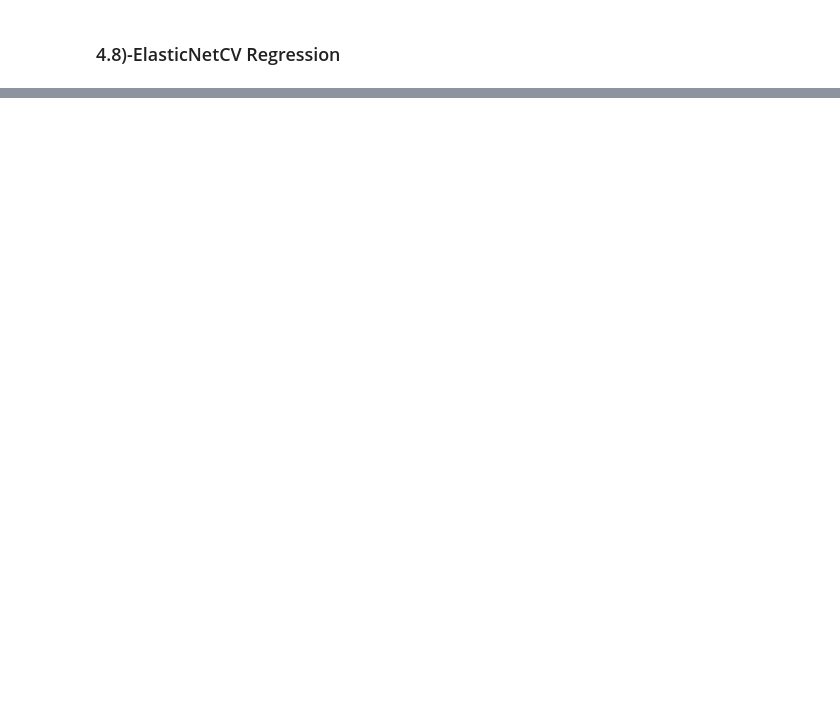
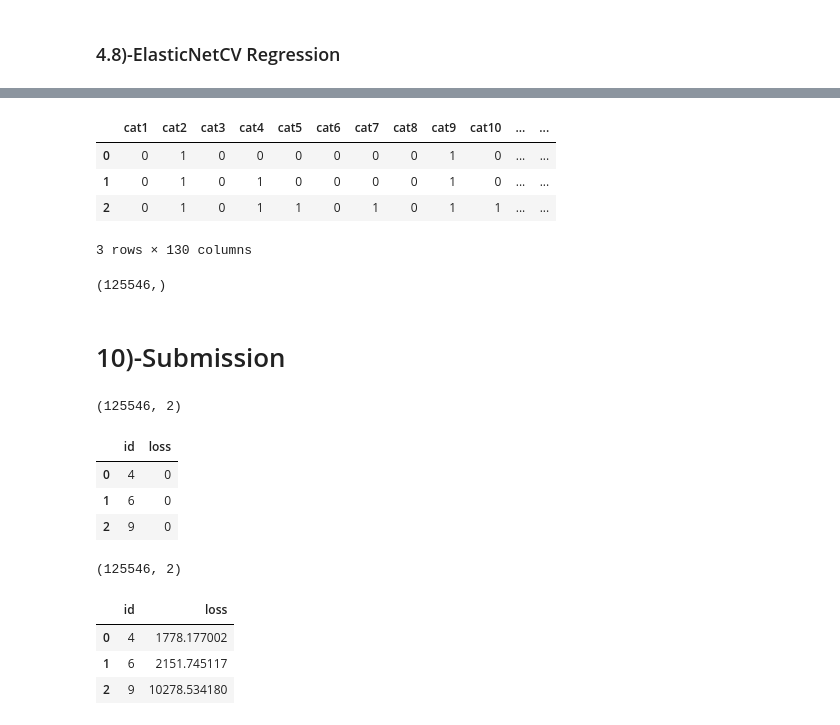
Before and after one commit to HassanSherwani/Insurance_Claims_Severity, a Jupyter notebook: ML-models_Allstate_Claims_Severity .ipynb, the cells around one changed output, grey strips where cells are left out. Cells and saved outputs as stored; diff of their text form; code cells hidden in the pictures; blank space fills up the shorter version.

```diff
--- a/ML-models_Allstate_Claims_Severity .ipynb
+++ b/ML-models_Allstate_Claims_Severity .ipynb
@@ -404,0 +767,2 @@ print('R2     : %0.4f ' % r2_ElasticNetCV)
+# %%
+df_test=df_test.drop('id', axis=1)
@@ -404,0 +816,8 @@ print('R2     : %0.4f ' % r2_ElasticNetCV)
+# %%
+df_test.head(3)
+# %% [output]
+|  | cat1 | cat2 | cat3 | cat4 | cat5 | cat6 | cat7 | cat8 | cat9 | cat10 | ... | ... |
+| 0 | 0 | 1 | 0 | 0 | 0 | 0 | 0 | 0 | 1 | 0 | ... | ... |
+| 1 | 0 | 1 | 0 | 1 | 0 | 0 | 0 | 0 | 1 | 0 | ... | ... |
+| 2 | 0 | 1 | 0 | 1 | 1 | 0 | 1 | 0 | 1 | 1 | ... | ... |
+3 rows × 130 columns
@@ -404,0 +834,18 @@ print('R2     : %0.4f ' % r2_ElasticNetCV)
+# %%
+y_pred_best.shape
+# %% [output]
+(125546,)
+# %% [markdown]
+# 10)-Submission
+# %%
+# this is a sample file and that is how we need to submit.... with "id" & "loss"
+df_submit.shape
+# %% [output]
+(125546, 2)
+# %%
+df_submit.head(3)
+# %% [output]
+|  | id | loss |
+| 0 | 4 | 0 |
+| 1 | 6 | 0 |
+| 2 | 9 | 0 |
@@ -404,0 +865,11 @@ print('R2     : %0.4f ' % r2_ElasticNetCV)
+# %%
+submission.shape
+# %% [output]
+(125546, 2)
+# %%
+submission.head(3)
+# %% [output]
+|  | id | loss |
+| 0 | 4 | 1778.177002 |
+| 1 | 6 | 2151.745117 |
+| 2 | 9 | 10278.534180 |
```
Also changed, not shown: parts of 81 cells of this notebook.
